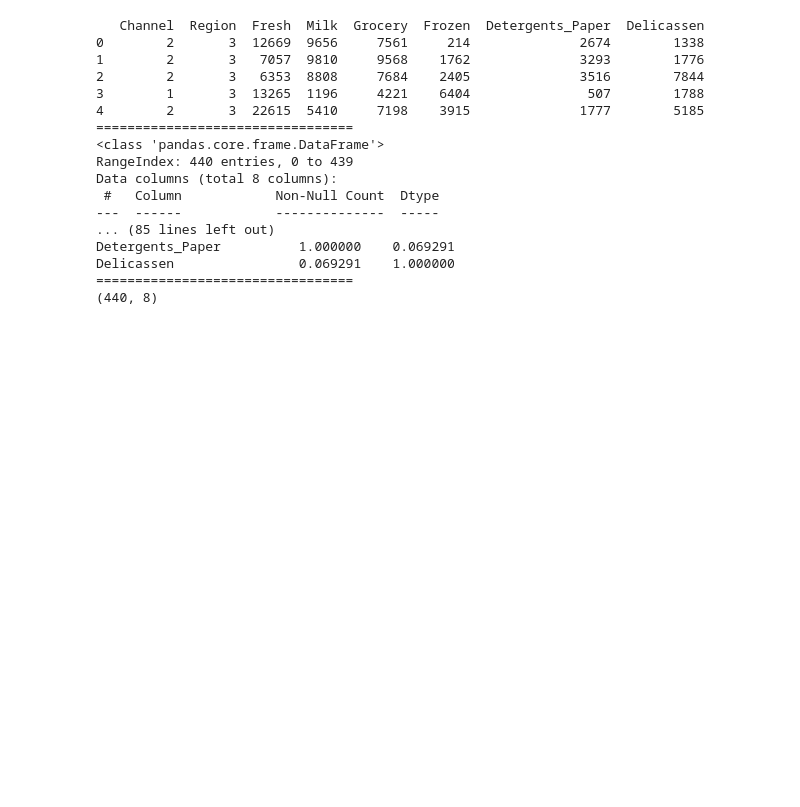
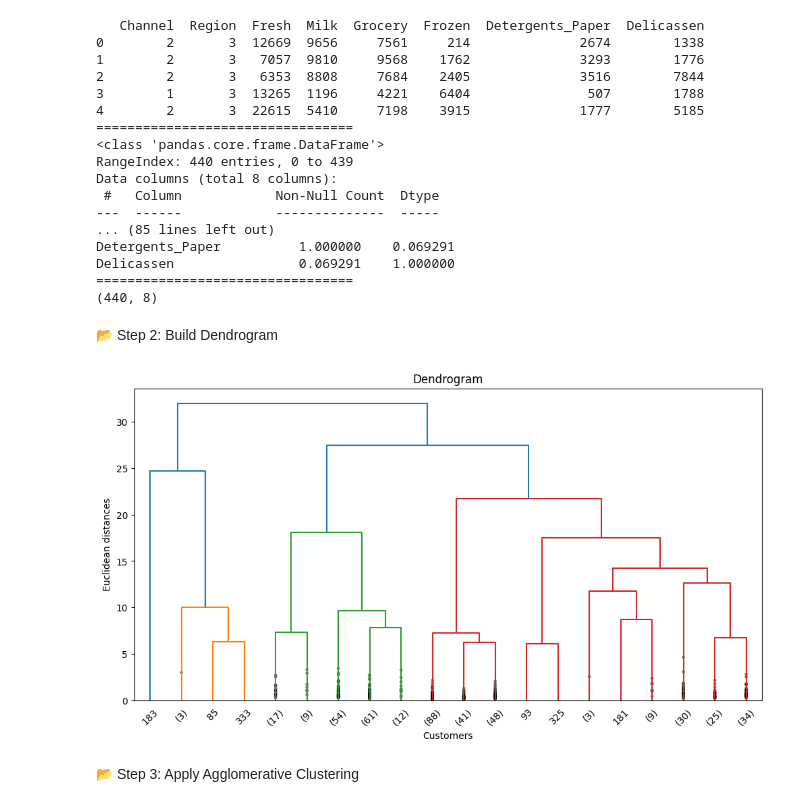
Before and after one commit to dinraj910/Unsupervised-Learning, a Jupyter notebook: Hierarchical Clustering/Wholesale Customers/wholesale_customers.ipynb, the cells around one changed output. Cells and saved outputs as stored; diff of their text form; code cells hidden in the pictures; blank space fills up the shorter version.

Commit message:
Implement code changes to enhance functionality and improve performance

```diff
--- a/Hierarchical Clustering/Wholesale Customers/wholesale_customers.ipynb
+++ b/Hierarchical Clustering/Wholesale Customers/wholesale_customers.ipynb
@@ -57,3 +57,21 @@ Detergents_Paper          1.000000    0.069291
 Delicassen                0.069291    1.000000
 =================================
 (440, 8)
+# %% [markdown]
+📂 Step 2: Build Dendrogram
+# %%
+# Perform hierarchical clustering (linkage matrix)
+
+linked = linkage(X_scaled, method='ward')
+
+#Plot dendrogram
+plt.figure(figsize=(12,6))
+dendrogram(linked,truncate_mode='lastp',p=20,leaf_rotation=45,leaf_font_size=10,show_contracted=True)
+plt.title('Dendrogram')
+plt.xlabel('Customers')
+plt.ylabel('Euclidean distances')
+plt.show()
+# %% [output]
+[figure, added]
+# %% [markdown]
+📂 Step 3: Apply Agglomerative Clustering
```
Also changed, not shown: parts of 4 cells of this notebook.
